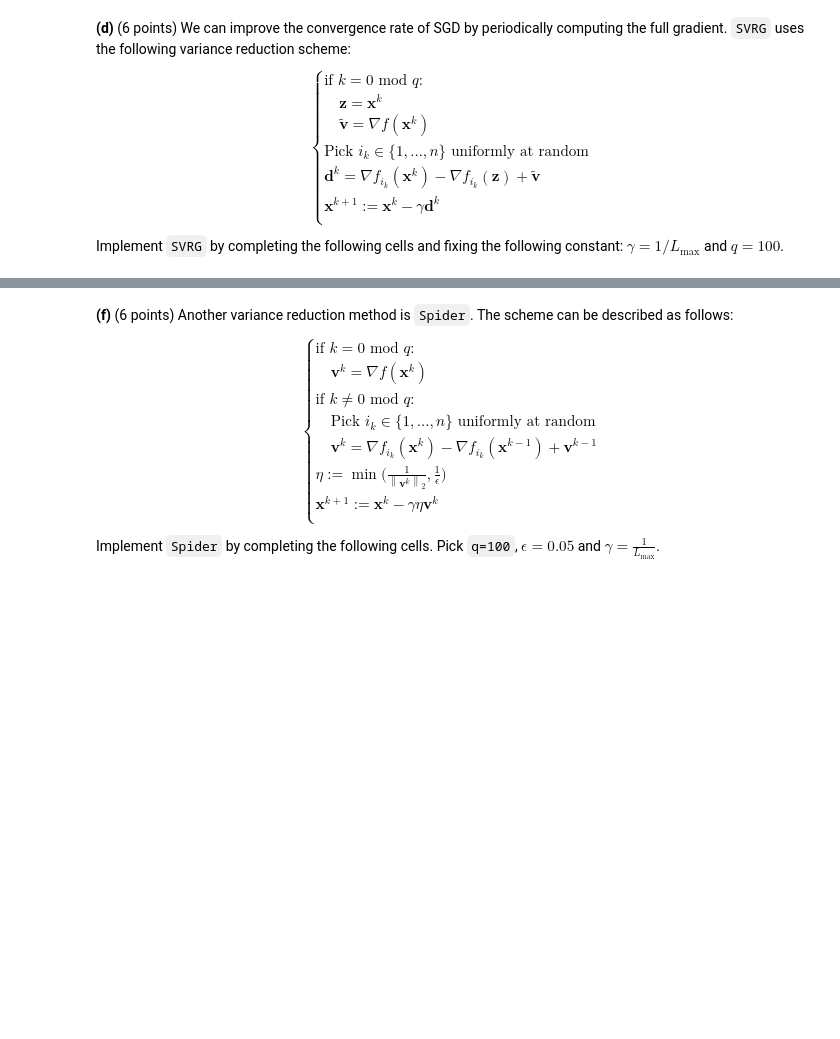
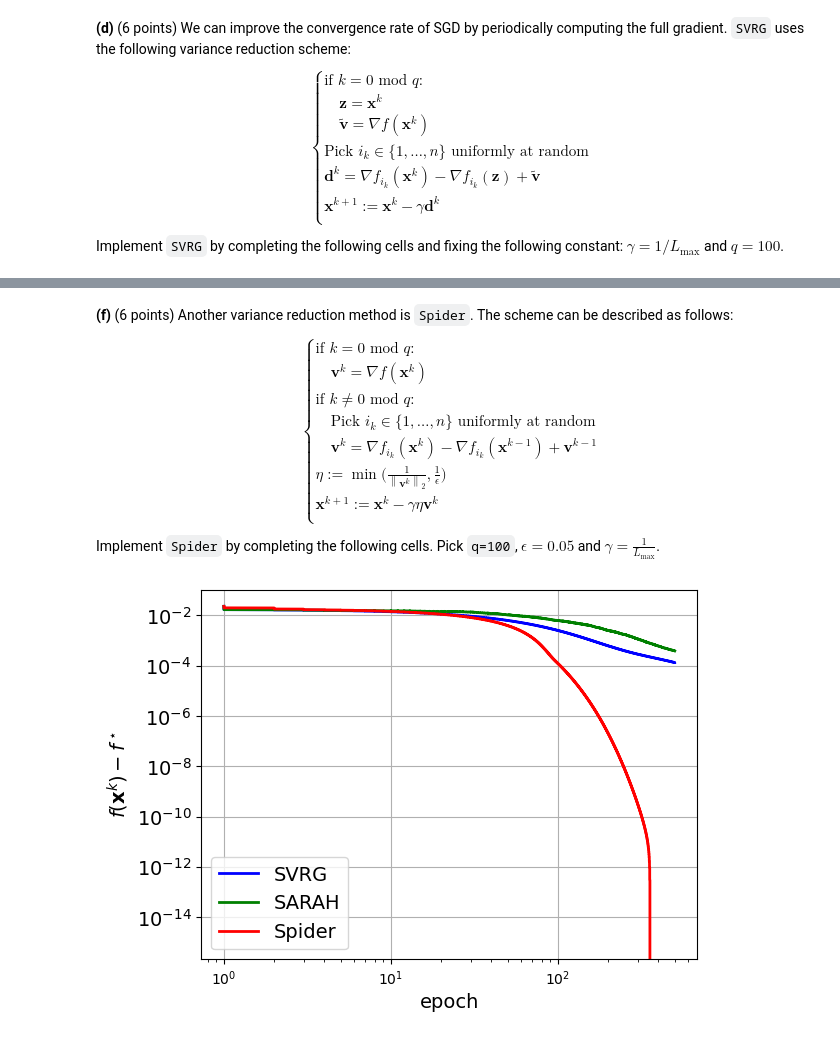
Before and after one commit to CarlOwOs/ee556-hw1, a Jupyter notebook: Part 3 - Stochastic gradient methods.ipynb, the cells around one changed output, grey strips where cells are left out. Saved outputs shown, nothing was run; the diff lists cells and outputs as text; code cells hidden in the pictures; blank space fills up the shorter version.

```diff
--- a/Part 3 - Stochastic gradient methods.ipynb
+++ b/Part 3 - Stochastic gradient methods.ipynb
@@ -187,25 +193,20 @@ class SARAH_state(OptState):
 # %%
 def SARAH_update(f, state):
     x_k, prev_x_k, v_k, z, q, t, gamma, k = state
-
     if k % q == 0:
         x_k = z
-        v_k = np.mean([f.i_grad(i, z) for i in range(f.n)], axis=0)
-        t = np.random.randint(0, q)
-
+        v_k = f.grad(z)
+        t = np.random.choice(q)
+        # print(t)
     if k % q == t:
         z = x_k
 
     i_k = np.random.choice(f.n)
-    next_v_k = f.i_grad(i_k, x_k) - f.i_grad(i_k, prev_x_k) + v_k
-    next_x_k = x_k - gamma * next_v_k
-
-    return SARAH_state(x_k=next_x_k, prev_x_k=x_k, v_k=next_v_k, z=z, q=q, t=t, gamma=gamma, k=k+1)
+    v_next_k = f.i_grad(i_k, x_k) - f.i_grad(i_k, prev_x_k) + v_k
+    next_x_k = x_k - gamma * v_next_k
+    return SARAH_state(next_x_k, x_k, v_next_k, z, q, t, gamma, k+1)
 
 def SARAH_initialize(f, x_zero):
-    gamma = 0.1 / f.L_max
-    q = 100
-    v_k = np.mean([f.i_grad(i, x_zero) for i in range(f.n)], axis=0)
-    return SARAH_state(x_k=x_zero, prev_x_k=x_zero, v_k=v_k, z=x_zero, q=q, t=0, gamma=gamma, k=1)
+    return SARAH_state(x_k=x_zero, prev_x_k=x_zero, v_k=np.zeros(len(x_zero)), z=x_zero, q=100, t=0, gamma=1/f.L_max, k = 1)
 # %%
 SARAH = OptAlgorithm(name="SARAH", init_state=SARAH_initialize, state_update=SARAH_update)
@@ -225,7 +239,7 @@ __(f)__ (6 points) Another variance reduction method is `Spider`. The scheme can
 \end{equation}
 
 
-Implement `Spider` by completing the following cells. Pick `q=100`, $\epsilon = 0.05$ and $\gamma = \frac{1}{L_{\max}}$.
+Implement `Spider` by completing the following cells. Pick `q=100`, $\epsilon = 0.05$ and $\gamma = \frac{1}{L_\max}$.
 # %%
 @dataclass
 class Spider_state(OptState):
@@ -242,27 +256,26 @@ from numpy.linalg import norm
 
 def Spider_update(f, state):
     x_k, prev_x_k, prev_v_k, q, gamma, k, epsilon = state
+    if k % q == 0:
+        v_k = f.grad(x_k)
 
-    if k % q == 0:
-        v_k = np.mean([f.i_grad(i, x_k) for i in range(f.n)], axis=0)
-    else:
+    if k % q != 0:
         i_k = np.random.choice(f.n)
         v_k = f.i_grad(i_k, x_k) - f.i_grad(i_k, prev_x_k) + prev_v_k
 
-    nu = min(1 / norm(v_k), 1 / epsilon)
-    next_x_k = x_k - gamma * nu * v_k
-
-    return Spider_state(x_k=next_x_k, prev_x_k=x_k, prev_v_k=v_k, q=q, gamma=gamma, k=k+1, epsilon=epsilon)
+    eta = min(1/norm(v_k), 1/epsilon)
+    x_next_k = x_k - gamma * eta * v_k
+    return Spider_state(x_next_k, x_k, v_k, q, gamma, k+1, epsilon)
 
 
 def Spider_initialize(f, x_zero):
-    gamma = 0.1 / f.L_max
-    q = 100
-    epsilon = 0.05
-    prev_v_k = np.mean([f.i_grad(i, x_zero) for i in range(f.n)], axis=0)
-    return Spider_state(x_k=x_zero, prev_x_k=x_zero, prev_v_k=prev_v_k, q=q, gamma=gamma, k=1, epsilon=epsilon)
+    return Spider_state(x_k=x_zero, prev_x_k=x_zero, prev_v_k=np.zeros(len(x_zero)), q=100, gamma=1/f.L_max, k=0, epsilon=0.05)
 # %%
 Spider = OptAlgorithm(name="Spider", init_state=Spider_initialize, state_update=Spider_update)
+# %%
+plot_epochs([SVRG, SARAH, Spider], f_full_data, x_zero, 50000)
+# %% [output]
+[figure, added]
 # %%
 plot_epochs([SVRG, SARAH, Spider], f_full_data, x_zero, 5000)
 # %% [output]
```
Also changed, not shown: parts of 9 cells of this notebook.
